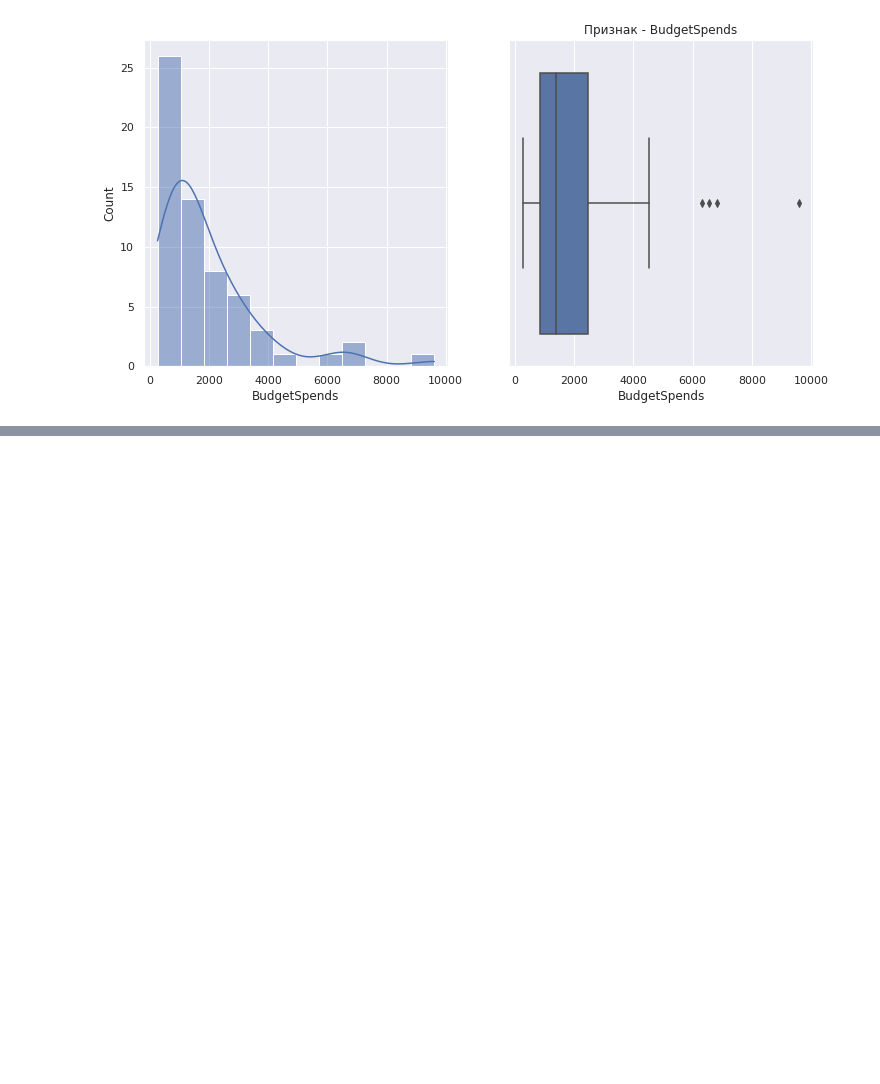
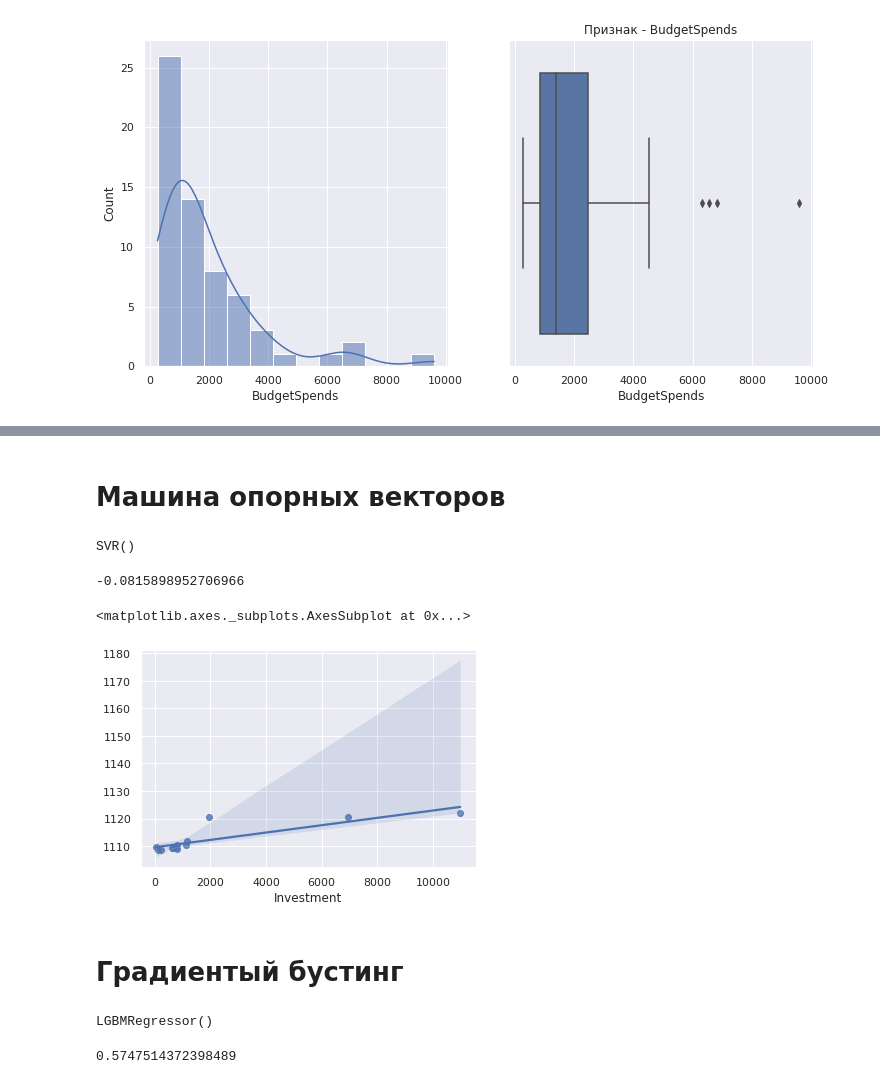
Before and after one commit to Segrey372017/cities_stat, a Jupyter notebook: city_stat2020.ipynb, the cells around one changed output, grey strips where cells are left out. Drawn from its saved outputs; the diff is of its cells as text; code cells hidden in the pictures; blank space fills up the shorter version.

```diff
--- a/city_stat2020.ipynb
+++ b/city_stat2020.ipynb
@@ -194,0 +313,21 @@ for feat in feature_cols:
+# %% [markdown]
+# Машина опорных векторов
+# %%
+svr = SVR()
+# %%
+svr.fit(X_train, y_train)
+# %% [output]
+SVR()
+# %%
+y_svr = svr.predict(X_test)
+# %%
+r2_score(y_test, y_svr)
+# %% [output]
+-0.0815898952706966
+# %%
+sns.regplot(y_test, y_svr)
+# %% [output]
+<matplotlib.axes._subplots.AxesSubplot at 0x...>
+[figure, added]
+# %% [markdown]
+# Градиентый бустинг
@@ -194,0 +336,4 @@ for feat in feature_cols:
+# %%
+lgbm.fit(X_train, y_train)
+# %% [output]
+LGBMRegressor()
@@ -194,0 +342,4 @@ for feat in feature_cols:
+# %%
+r2_score(y_test, y_lgbm)
+# %% [output]
+0.5747514372398489
```
Also changed, not shown: parts of 38 cells of this notebook.
